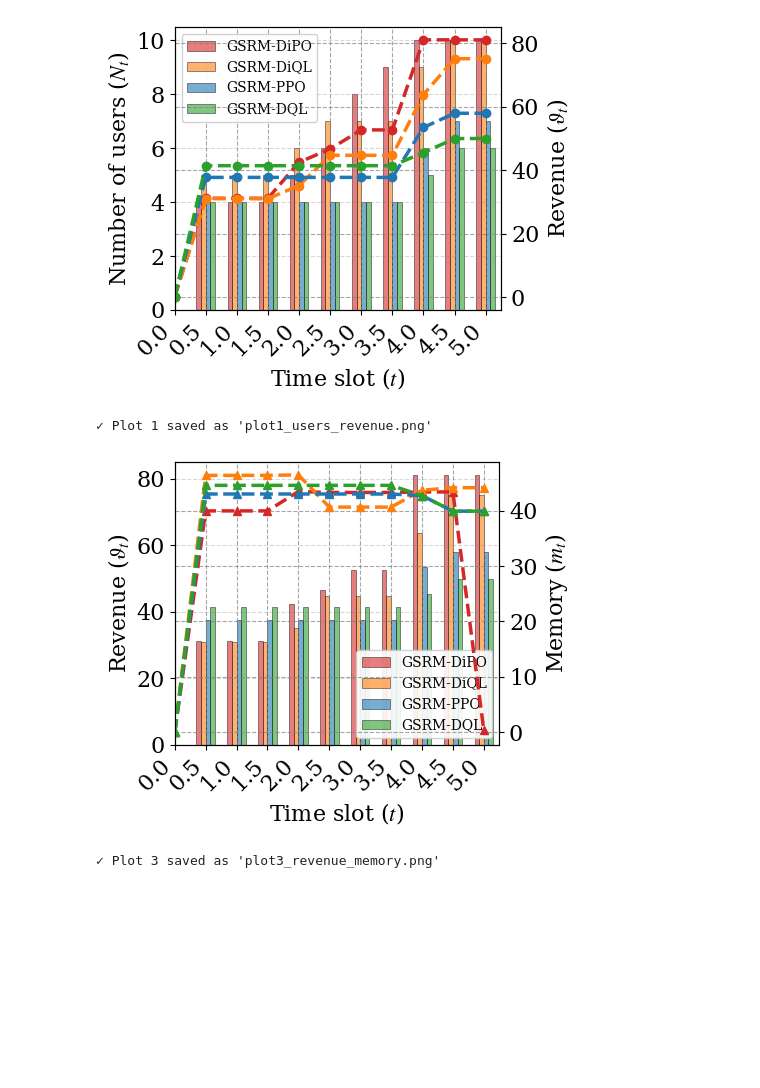
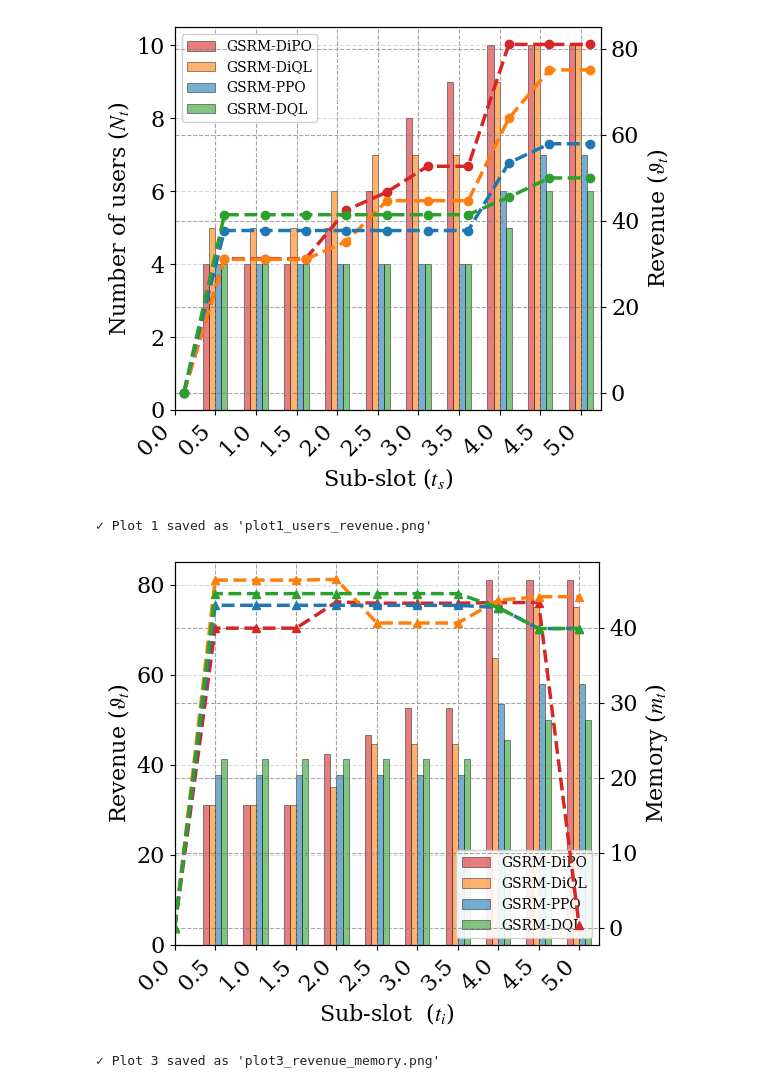
Before and after one commit to qkhanh711/DRL-Memory-Maximize-Problem, a Jupyter notebook: experiment_plot/exp2.ipynb, the cells around one changed output. Cells and saved outputs as stored; diff of their text form; code cells hidden in the pictures; blank space fills up the shorter version.

```diff
--- a/experiment_plot/exp2.ipynb
+++ b/experiment_plot/exp2.ipynb
@@ -74,7 +74,7 @@ import matplotlib.pyplot as plt
 import matplotlib as mpl
 plt.style.use("default")
 
-plt.rcParams['figure.figsize'] = (5, 4)
+plt.rcParams['figure.figsize'] = (6, 5)
 plt.rcParams['axes.grid'] = True
 plt.rcParams['grid.alpha'] = 0.7
 plt.rcParams['grid.linestyle'] = '--'
@@ -95,7 +95,7 @@ plt.rcParams['font.serif'] = ['Times New Roman']
 plt.rcParams['mathtext.fontset'] = 'stix'
 plt.rcParams['font.size'] = 12
 
-plt.rcParams['figure.figsize'] = (5, 4)
+plt.rcParams['figure.figsize'] = (6, 5)
 plt.rcParams['axes.grid'] = True
 plt.rcParams['grid.alpha'] = 0.7
 plt.rcParams['grid.linestyle'] = '--'
@@ -112,7 +112,7 @@ plt.rcParams['xtick.labelsize'] = 16
 plt.rcParams['ytick.labelsize'] = 16
 # %%
 # Plot 1: Number of users (bar) + Revenue (line)
-fig, ax1 = plt.subplots(figsize=(5, 4))
+fig, ax1 = plt.subplots(figsize=(6, 5))
 
 # Find maximum length across all agents and pad shorter data
 max_len = max(len(agent_dynamics[agent]['users_served']) for agent in agent_dynamics.keys())
@@ -145,39 +145,38 @@ for i, agent_name in enumerate(agent_dynamics.keys()):
         linewidth=0.5,
         label=f"{agent_names_display[agent_name]}"
     )
 
-ax1.set_xlabel('Time slot ($t$)')
+ax1.set_xlabel('Sub-slot ($t_s$)')
+ax1.set_xticks(x_pos)
 ax1.set_ylabel('Number of users ($N_{t}$)', color='black')
-ax1.set_xticks(x_pos)
 ax1.set_xticklabels([f'{t:.1f}' for t in timesteps[:max_len]], rotation=45, ha='right')
 ax1.tick_params(axis='y', labelcolor='black')
 ax1.grid(True, alpha=0.3, linestyle='--', axis='y')
 
 ax1_twin = ax1.twinx()
 for agent_name in agent_dynamics.keys():
     revenues_padded = pad_data(agent_dynamics[agent_name]['revenues'], max_len)
     ax1_twin.plot(
-        x_pos,
+        x_pos + offset,
         revenues_padded,
         marker='o',
         linewidth=2.5,
         markersize=6,
         linestyle='--',
         color=COLOR_SCHEME_1[agent_name]
     )
+ax1_twin.tick_params(axis='y', labelcolor='black')
 ax1_twin.set_ylabel(r'Revenue ($\vartheta_{t}$)', color='black')
-ax1_twin.tick_params(axis='y', labelcolor='black')
-
 ax1.legend(loc='upper left', fontsize=10, frameon=True)
 ax1.set_xlim(0, n_timesteps - 0.5)
 
 plt.tight_layout()
 plt.savefig('plot1_users_revenue.png', dpi=300, bbox_inches='tight')
 plt.show()
 
 print("✓ Plot 1 saved as 'plot1_users_revenue.png'")
 # %% [output]
-[figure, old version]
+[figure, new version]
 ✓ Plot 1 saved as 'plot1_users_revenue.png'
 # %%
 agent_dynamics.keys()
@@ -187,7 +186,7 @@ with open(save_name, 'w') as f:
     json.dump(agent_dynamics, f, indent=4)
 # %%
 # Plot 3: Revenue (bar) + Memory (line)
-fig, ax3 = plt.subplots(figsize=(5, 4))
+fig, ax3 = plt.subplots(figsize=(6, 5))
 
 # Find maximum length across all agents and pad shorter data
 max_len = max(len(agent_dynamics[agent]['revenues']) for agent in agent_dynamics.keys())
@@ -221,7 +220,7 @@ for i, agent_name in enumerate(agent_dynamics.keys()):
         label=f"{agent_names_display[agent_name]}"
     )
 
-ax3.set_xlabel('Time slot ($t$)')
+ax3.set_xlabel('Sub-slot  ($t_i$)')
 ax3.set_ylabel(r'Revenue ($\vartheta_{t}$)', color='black')
 ax3.set_xticks(x_pos)
 ax3.set_xticklabels([f'{t:.1f}' for t in timesteps[:max_len]], rotation=45, ha='right')
@@ -252,7 +251,7 @@ plt.show()
 
 print("✓ Plot 3 saved as 'plot3_revenue_memory.png'")
 # %% [output]
-[figure, old version]
+[figure, new version]
 ✓ Plot 3 saved as 'plot3_revenue_memory.png'
 # %%
 # Plot 2: Number of users (bar) + Memory (line)
```
Also changed, not shown: parts of 3 cells of this notebook, 14 other files.
